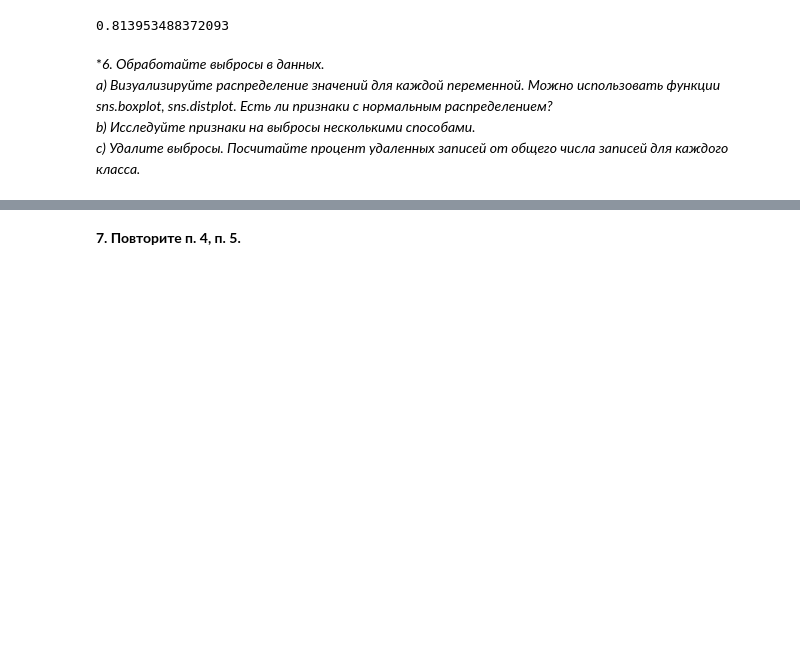
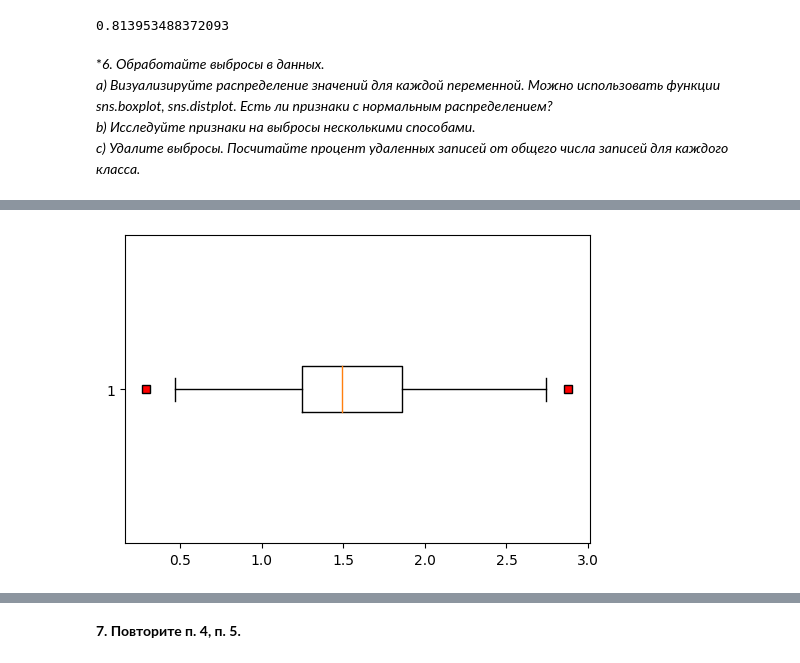
Before and after one commit to adtitovich/dsml-17, a Jupyter notebook: m8.ipynb, the cells around one changed output, grey strips where cells are left out. Saved outputs shown, nothing was run; the diff lists cells and outputs as text; code cells hidden in the pictures; blank space fills up the shorter version.

```diff
--- a/m8.ipynb
+++ b/m8.ipynb
@@ -90,0 +116,7 @@ c) Удалите выбросы. *Посчитайте процент удал
+# %%
+ # Al
+fig, ax = plt.subplots(figsize=(6, 4))
+ax.boxplot(X_test['Al'], vert=False, flierprops=red_square)
+plt.show()
+# %% [output]
+[figure, added]
```
Also changed, not shown: parts of 9 cells of this notebook.
